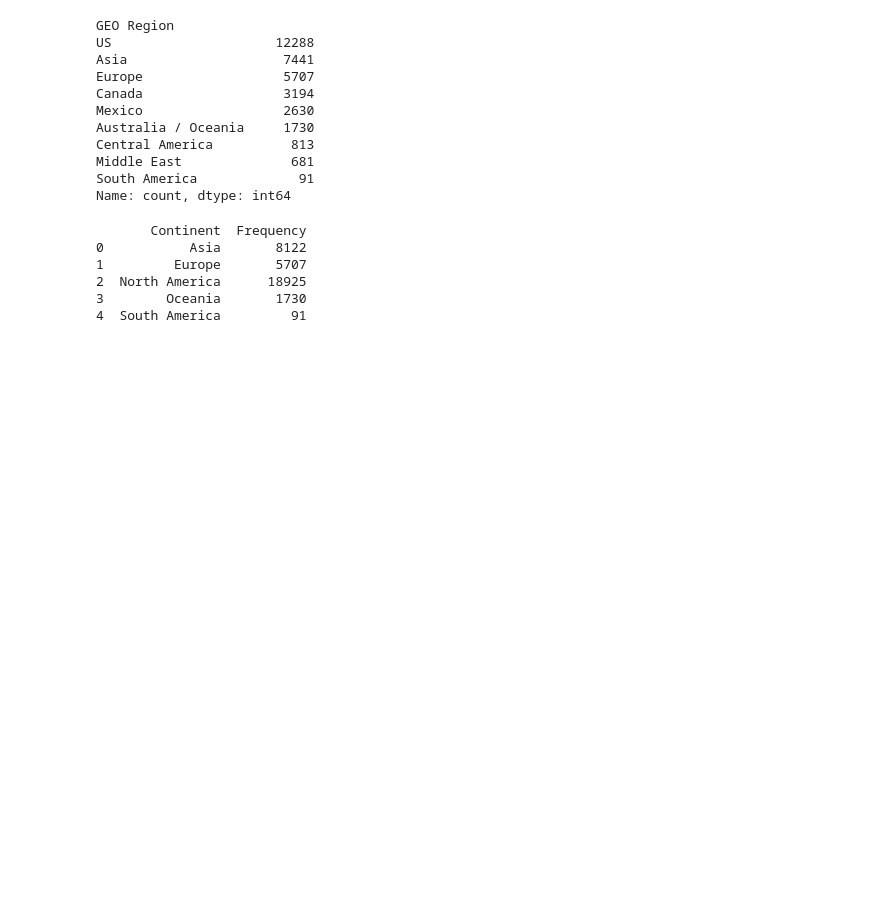
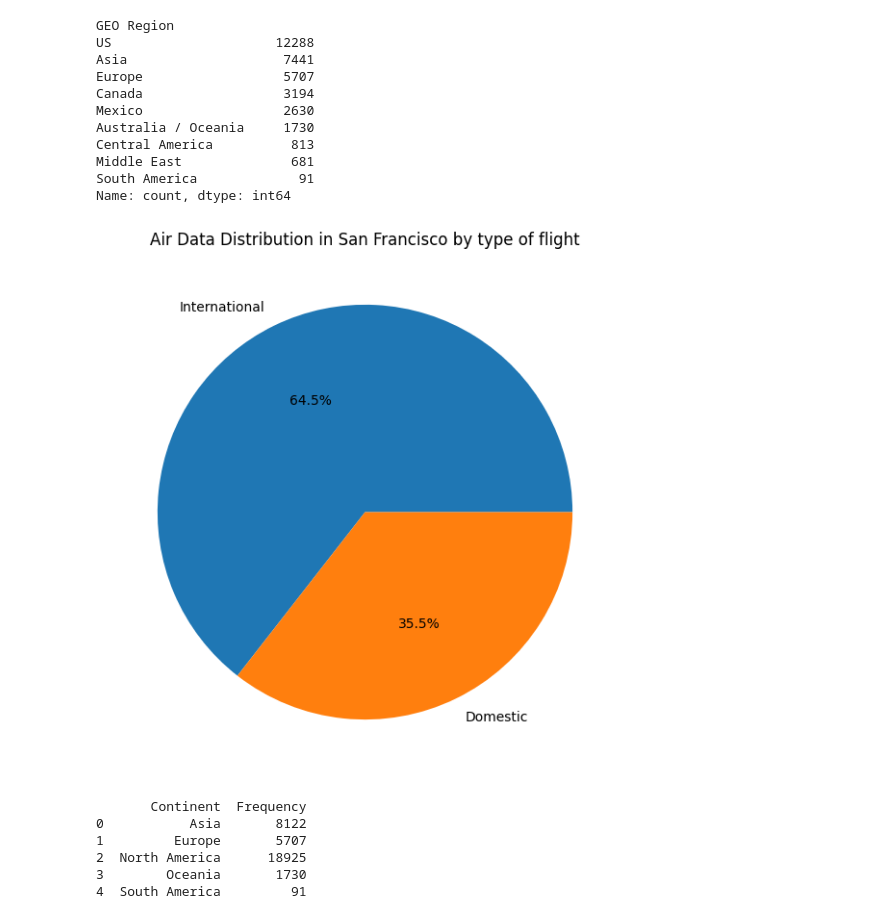
Before and after one commit to nereaSuacab/FinalProject---SocialData24.github.io, a Jupyter notebook: notebooks/GEO.ipynb, the cells around one changed output. Drawn from its saved outputs; the diff is of its cells as text; code cells hidden in the pictures; blank space fills up the shorter version.

```diff
--- a/notebooks/GEO.ipynb
+++ b/notebooks/GEO.ipynb
@@ -44,6 +44,38 @@ Central America          813
 Middle East              681
 South America             91
 Name: count, dtype: int64
+# %%
+import pandas as pd
+import matplotlib.pyplot as plt
+import seaborn as sns
+
+data = pd.read_csv('data/Air_Traffic_Passenger_Statistics_20240408.csv')
+
+# Convert 'Activity Period Start Date' to datetime
+data['Activity Period Start Date'] = pd.to_datetime(data['Activity Period Start Date'])
+
+# Filter out years 1999 and 2024
+data = data[(data['Activity Period Start Date'].dt.year != 1999) & (data['Activity Period Start Date'].dt.year != 2024)]
+
+continent_counts = data['GEO Summary'].value_counts()
+
+# Convert the series to a DataFrame and reset the index
+continent_counts_df = pd.DataFrame(continent_counts).reset_index()
+
+# Rename the columns for better readability
+continent_counts_df.columns = ['Continent', 'Frequency']
+
+# Create a pie chart
+plt.figure(figsize=(7, 7))
+plt.pie(continent_counts_df['Frequency'], labels=continent_counts_df['Continent'], autopct='%1.1f%%')
+plt.title('Air Data Distribution in San Francisco by type of flight')
+
+plt.savefig('C:/Users/nerea/OneDrive/Documentos/MASTER DTU/SocialData_Spring24/FinalProject/FinalProject---SocialData24.github.io/posts/images/type_flight.png', format='png')
+
+
+plt.show()
+# %% [output]
+[figure, added]
 # %%
 import plotly.graph_objs as go
 import pandas as pd
```
Also changed, not shown: parts of 1 cell of this notebook, 7 other files.
